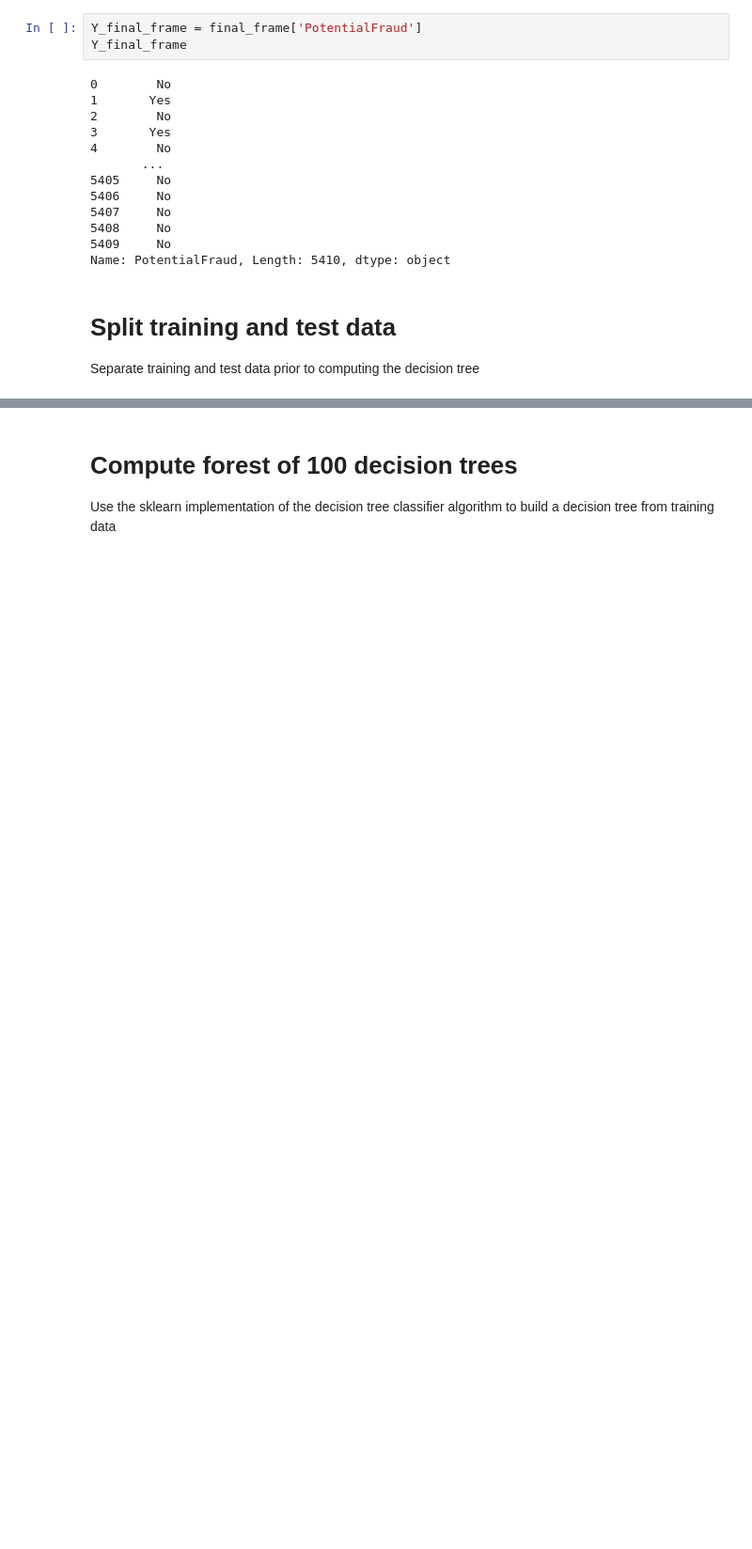
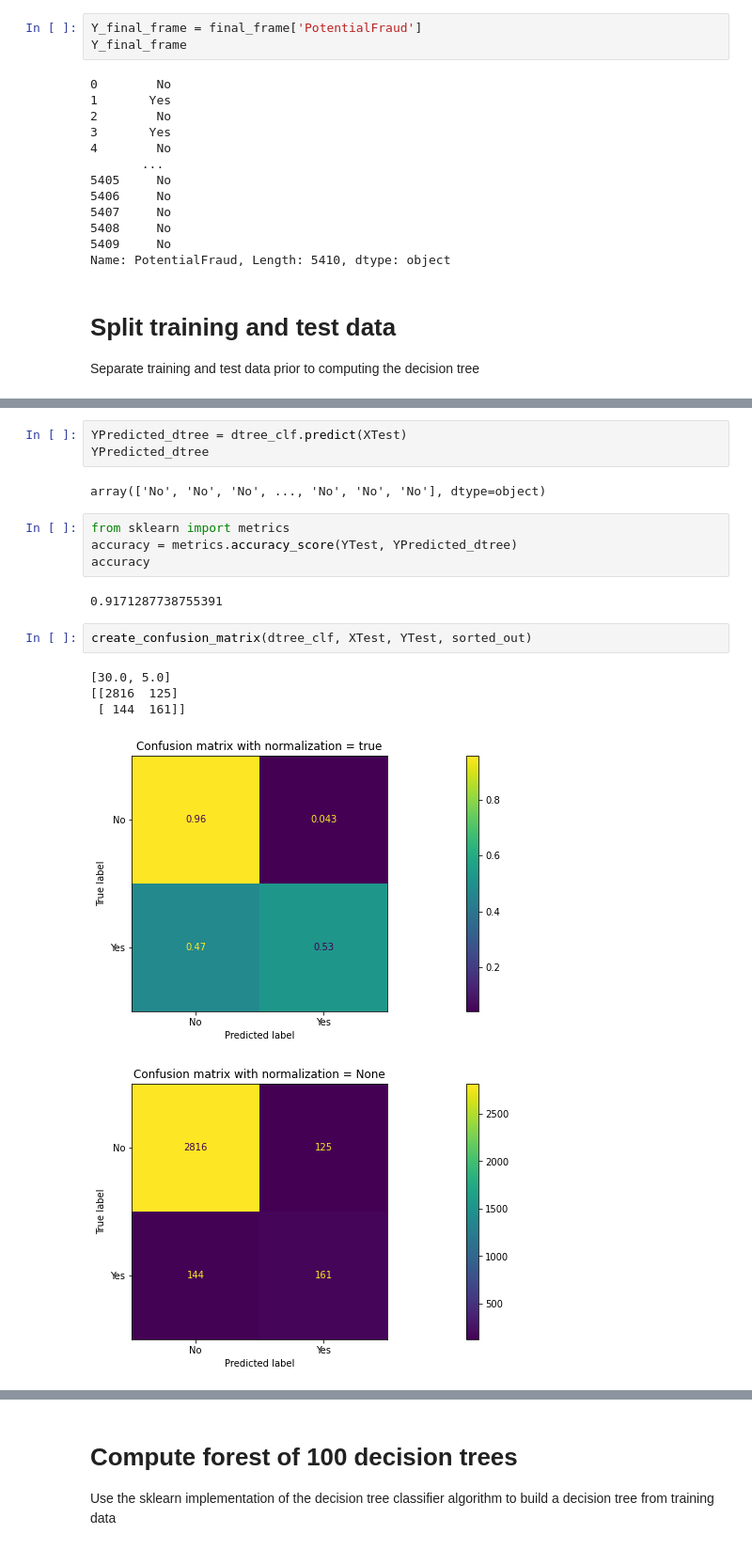
Before and after one commit to supernaut11/data602-final-project, a Jupyter notebook: src/model_fraud_mdehn-11.11.ipynb, the cells around one changed output, grey strips where cells are left out. Shown at 94% size. Saved outputs shown, nothing was run; the diff lists cells and outputs as text; blank space fills up the shorter version.

```diff
--- a/src/model_fraud_mdehn-11.11.ipynb
+++ b/src/model_fraud_mdehn-11.11.ipynb
@@ -489,0 +582,19 @@ X, XTest, Y, YTest = tts(X_final_frame, Y_final_frame, test_size =0.60, random_s
+# %%
+YPredicted_dtree = dtree_clf.predict(XTest)
+YPredicted_dtree
+# %% [output]
+array(['No', 'No', 'No', ..., 'No', 'No', 'No'], dtype=object)
+# %%
+from sklearn import metrics
+accuracy = metrics.accuracy_score(YTest, YPredicted_dtree)
+accuracy
+# %% [output]
+0.9171287738755391
+# %%
+create_confusion_matrix(dtree_clf, XTest, YTest, sorted_out)
+# %% [output]
+[30.0, 5.0]
+[[2816  125]
+ [ 144  161]]
+[figure, added]
+[figure, added]
```
Also changed, not shown: parts of 38 cells of this notebook.
